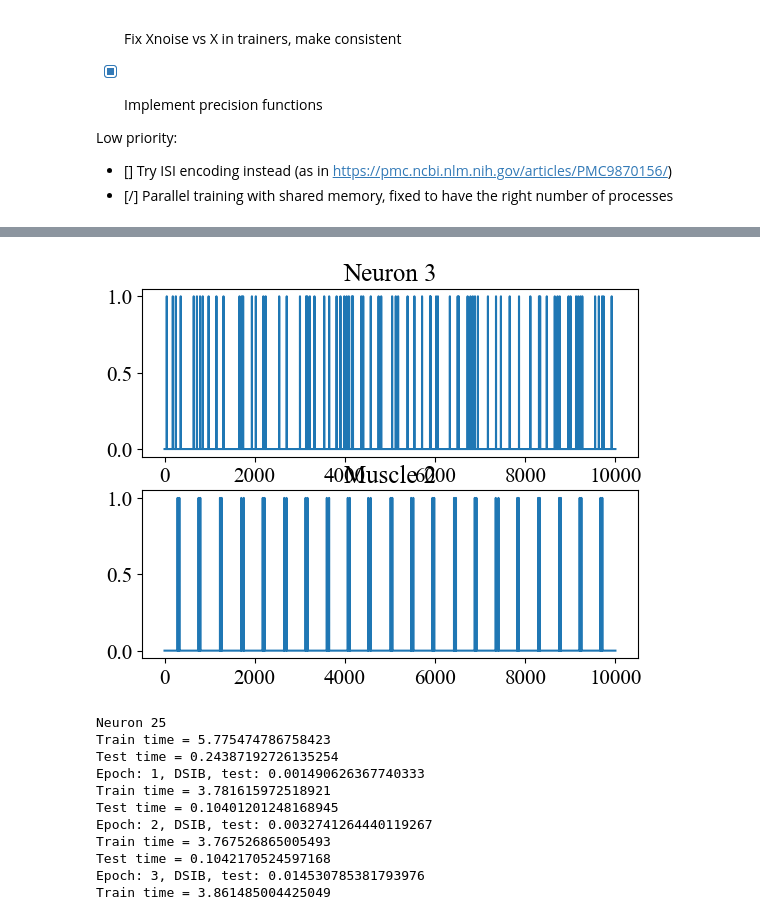
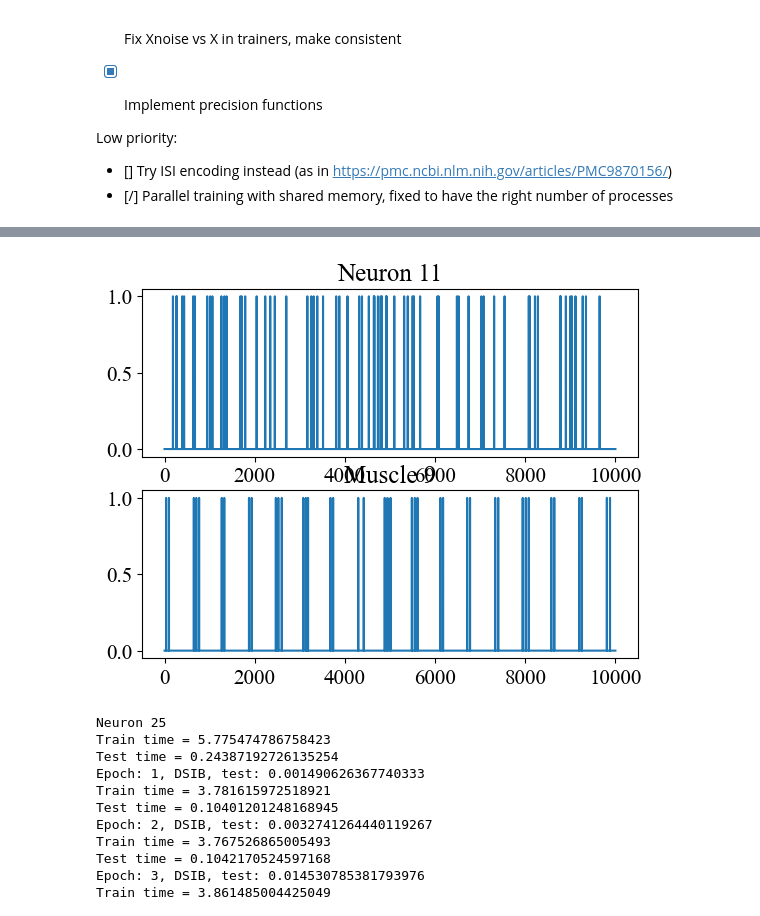
Before and after one commit to LeoJW/VNCMPanalysis, a Jupyter notebook: eslam_MI/Mothy_MI.ipynb, the cells around one changed output, grey strips where cells are left out. Cells and saved outputs as stored; diff of their text form; code cells hidden in the pictures.

```diff
--- a/eslam_MI/Mothy_MI.ipynb
+++ b/eslam_MI/Mothy_MI.ipynb
@@ -77,7 +77,7 @@ Low priority:
 # Read the data and apply some binning/downsampling
 period = 0.0001
 tic = time.time()
-X, Y, x_labels, y_labels = read_spike_data(os.path.join(data_dir, '2025-03-11'), period)
+X, Y, x_labels, y_labels = read_spike_data(os.path.join(data_dir, '2025-02-25_1'), period)
 print(time.time() - tic)
 
 print(f"Neurons (X): {X.shape}")
@@ -114,16 +105,17 @@ np.unique(np.round(np.hstack((0, np.logspace(np.log10(period), np.log10(0.05), 4
 # %%
 pl = 10000
 useneuron, usemuscle = np.random.choice(X.shape[0]), np.random.choice(Y.shape[0])
+useneuron = 11
 idx = np.random.choice(torch.nonzero(X[useneuron,:]).cpu().flatten())
 fig, ax = plt.subplots(2, 1)
 idx = idx + 4000
 ax[0].plot(X[useneuron,idx:idx+pl].cpu())
 ax[1].plot(Y[usemuscle,idx:idx+pl].cpu())
 ax[0].set_title(f'Neuron {useneuron}')
 ax[1].set_title(f'Muscle {usemuscle}')
 fig.show()
 # %% [output]
-[figure, old version]
+[figure, new version]
 # %%
 params = {
     # Optimizer parameters (for training)
```
Also changed, not shown: parts of 2 cells of this notebook, 2 other files.
